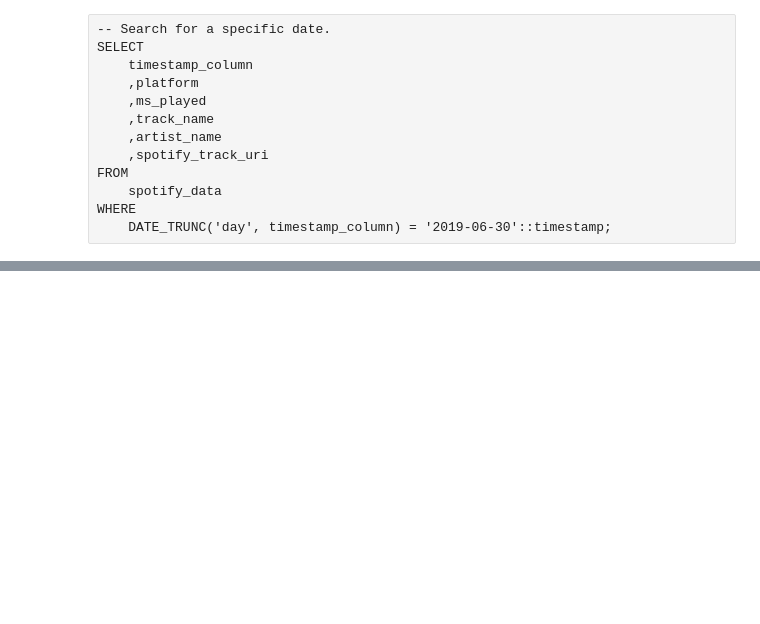
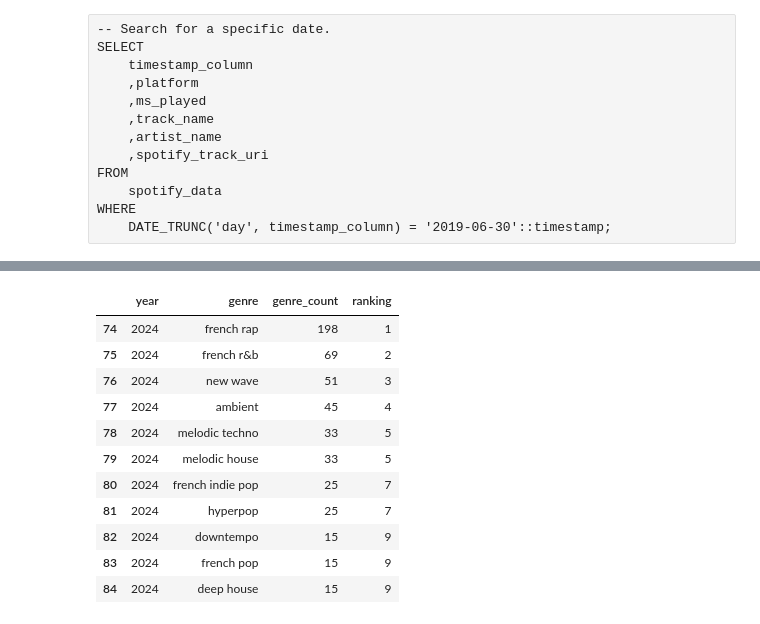
Before and after one commit to terryjbates/Spotify_Streaming_Data_Analysis, a Jupyter notebook: notebooks/Spotify_Streaming_Analysis.ipynb, the cells around one changed output, grey strips where cells are left out. Saved outputs shown, nothing was run; the diff lists cells and outputs as text; code cells hidden in the pictures; blank space fills up the shorter version.

```diff
--- a/notebooks/Spotify_Streaming_Analysis.ipynb
+++ b/notebooks/Spotify_Streaming_Analysis.ipynb
@@ -2650,0 +2756,16 @@ WHERE
+# %%
+# 2024 looks like the Lala &ce binge-listening session
+top_10_genres_most_listened_days_df.query('year == 2024')
+# %% [output]
+|  | year | genre | genre_count | ranking |
+| 74 | 2024 | french rap | 198 | 1 |
+| 75 | 2024 | french r&b | 69 | 2 |
+| 76 | 2024 | new wave | 51 | 3 |
+| 77 | 2024 | ambient | 45 | 4 |
+| 78 | 2024 | melodic techno | 33 | 5 |
+| 79 | 2024 | melodic house | 33 | 5 |
+| 80 | 2024 | french indie pop | 25 | 7 |
+| 81 | 2024 | hyperpop | 25 | 7 |
+| 82 | 2024 | downtempo | 15 | 9 |
+| 83 | 2024 | french pop | 15 | 9 |
+| 84 | 2024 | deep house | 15 | 9 |
```
Also changed, not shown: parts of 10 cells of this notebook, 3 other files.
